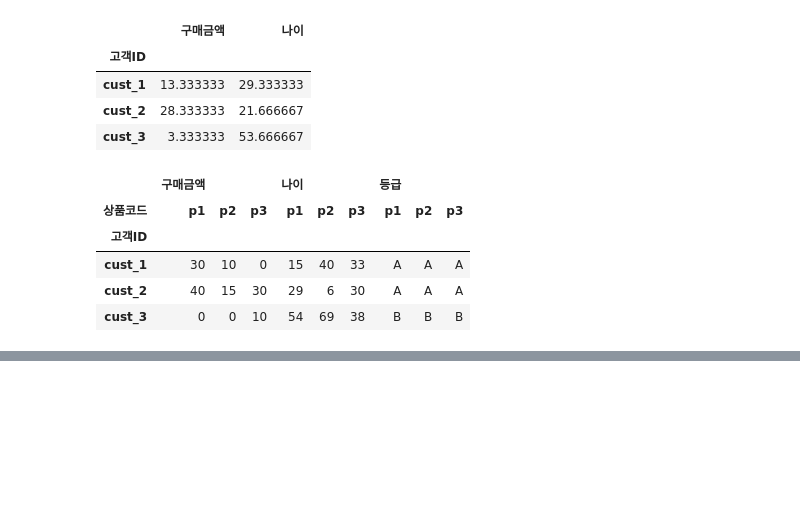
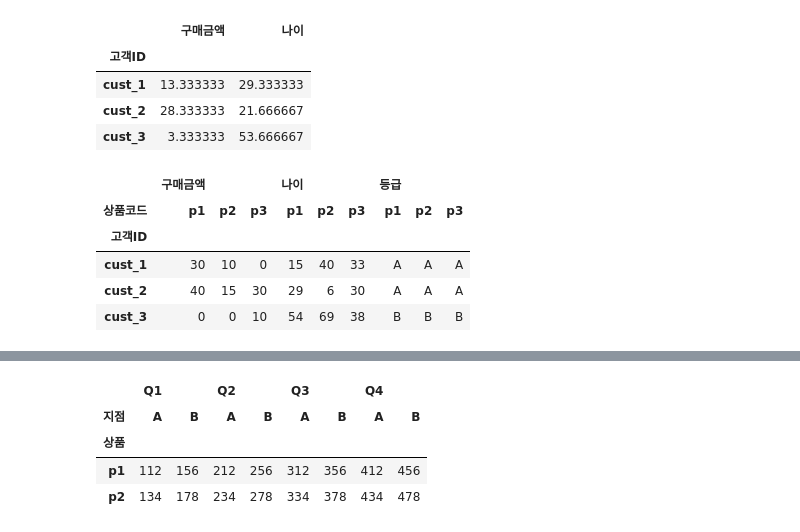
Before and after one commit to Jingu-Tr-Lee-06/Study_AICE, a Jupyter notebook: PythonNoteBook/AICE_Pandas_실습.ipynb, the cells around one changed output, grey strips where cells are left out. Saved outputs shown, nothing was run; the diff lists cells and outputs as text; code cells hidden in the pictures; blank space fills up the shorter version.

```diff
--- a/PythonNoteBook/AICE_Pandas_실습.ipynb
+++ b/PythonNoteBook/AICE_Pandas_실습.ipynb
@@ -314,0 +676,10 @@ sample.pivot_table(index = '고객ID', columns = '상품코드', aggfunc = 'sum'
+# %%
+df3 = df2.unstack('지점')
+# %%
+df3
+# %% [output]
+|  | Q1 |  | Q2 |  | Q3 |  | Q4 |  |
+| 지점 | A | B | A | B | A | B | A | B |
+| 상품 |  |  |  |  |  |  |  |  |
+| p1 | 112 | 156 | 212 | 256 | 312 | 356 | 412 | 456 |
+| p2 | 134 | 178 | 234 | 278 | 334 | 378 | 434 | 478 |
```
Also changed, not shown: parts of 44 cells of this notebook.
